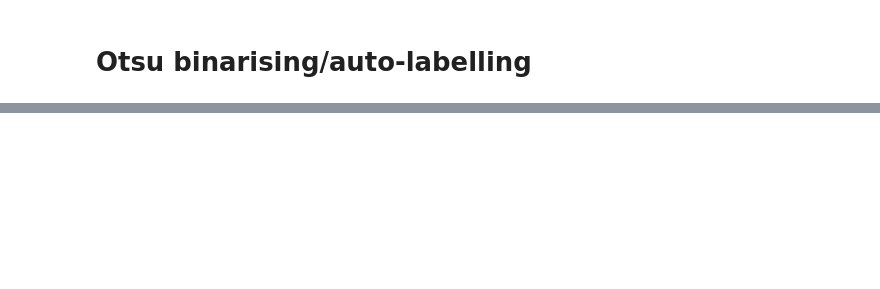
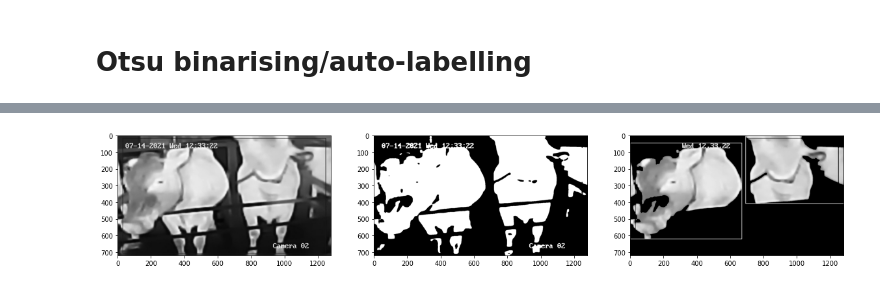
Before and after one commit to swaneekazoo/agricam, a Jupyter notebook: otsu.ipynb, the cells around one changed output, grey strips where cells are left out. Cells and saved outputs as stored; diff of their text form; code cells hidden in the pictures; blank space fills up the shorter version.

```diff
--- a/otsu.ipynb
+++ b/otsu.ipynb
@@ -96,0 +37,29 @@ cv2.waitKey(1)
+# %%
+# Generate intermediate image; use morphological closing to keep parts of the brain together
+inter = cv2.morphologyEx(th3, cv2.MORPH_CLOSE, cv2.getStructuringElement(cv2.MORPH_ELLIPSE, (5, 5)))
+
+# Find largest contour in intermediate image
+cnts, _ = cv2.findContours(inter, cv2.RETR_EXTERNAL, cv2.CHAIN_APPROX_NONE)
+cnts = sorted(cnts, key=lambda x: cv2.contourArea(x), reverse=True)
+cnt = cnts[0]
+cnt2 = cnts[1]
+
+# Output
+out = np.zeros(img.shape, np.uint8)
+cv2.drawContours(out, [cnt, cnt2], -1, 255, cv2.FILLED)
+out = cv2.bitwise_and(img, out)
+
+# Draw bounding boxes for 2 largest contours
+x,y,w,h = cv2.boundingRect(cnt)
+cv2.rectangle(out,(x,y),(x+w,y+h),(255,255,255),2)
+x,y,w,h = cv2.boundingRect(cnt2)
+cv2.rectangle(out,(x,y),(x+w,y+h),(255,255,255),2)
+
+# Show original image, Otsu binary image, and 2 largest areas of foreground
+plt.figure(num=1, figsize=(20,20))
+plt.subplot(1,3,1),plt.imshow(img,'gray')
+plt.subplot(1,3,2),plt.imshow(inter,'gray')
+plt.subplot(1,3,3),plt.imshow(out,'gray')
+plt.show()
+# %% [output]
+[figure, added]
```
Also changed, not shown: parts of 5 cells of this notebook, 6 other files.
